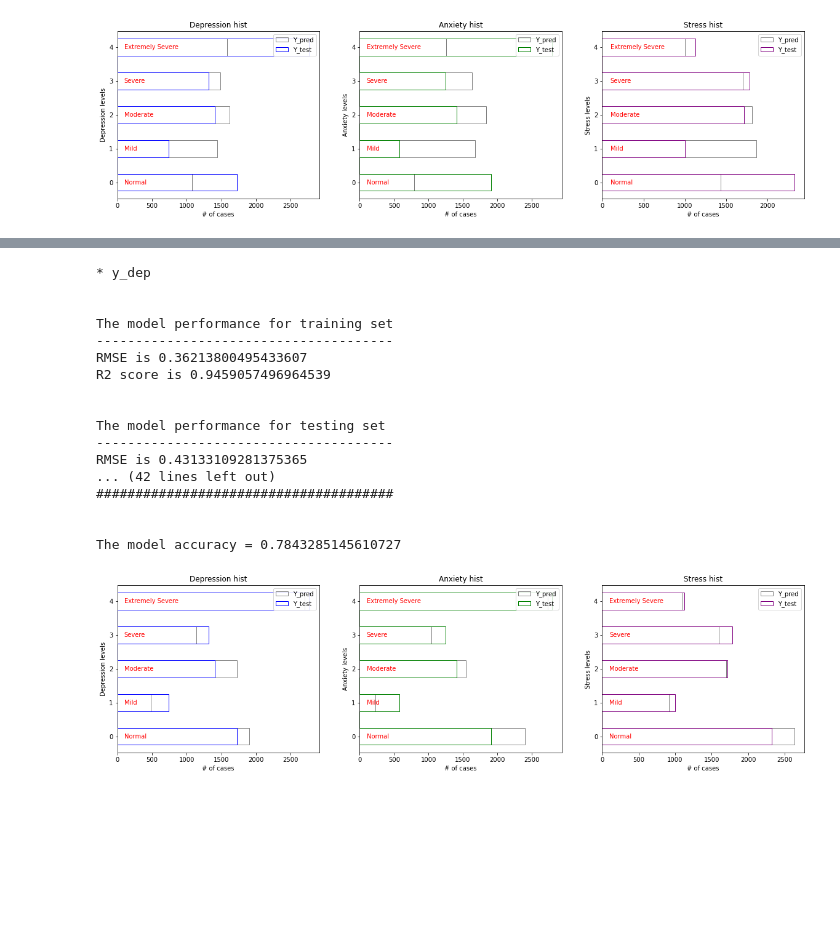
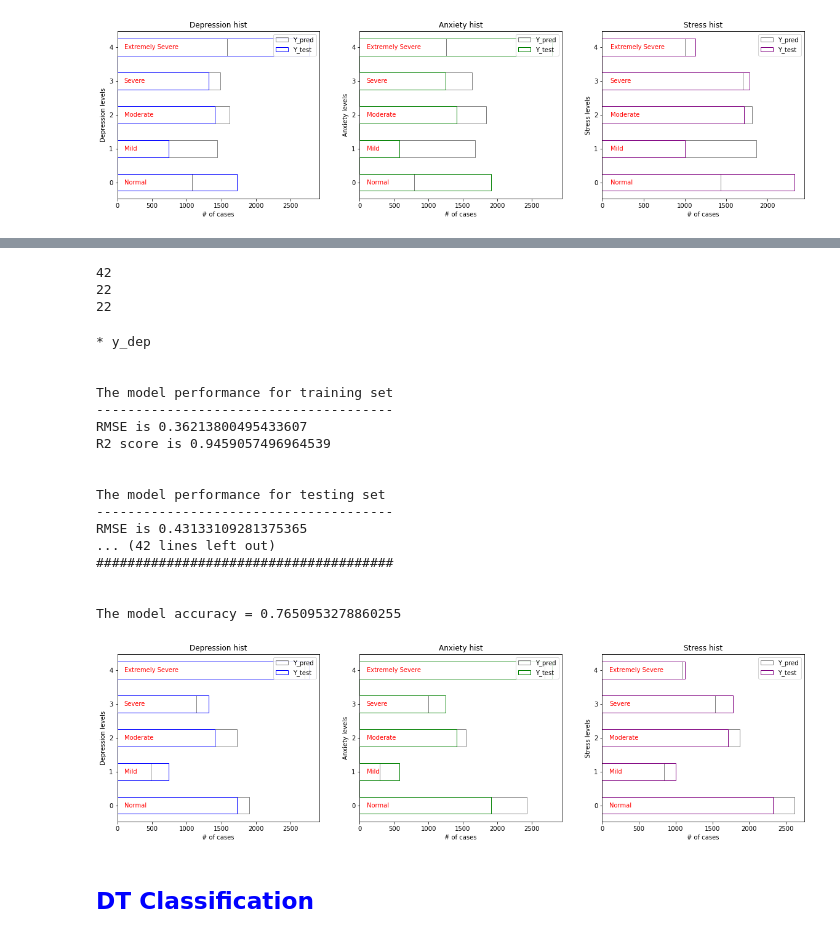
Before and after one commit to pietrodaniele/DAS_prediction, a Jupyter notebook: DSA_prediction.ipynb, the cells around one changed output, grey strips where cells are left out. Saved outputs shown, nothing was run; the diff lists cells and outputs as text; code cells hidden in the pictures; blank space fills up the shorter version.

```diff
--- a/DSA_prediction.ipynb
+++ b/DSA_prediction.ipynb
@@ -132,22 +203,36 @@ The model accuracy = 0.8906348208673789
+# %%
+index_dep = fn.index_reduction(data,1)
+print(len(index_dep))
+index_anx = fn.index_reduction(data,0.64)
+print(len(index_anx))
+index_sts = fn.index_reduction(data,0.64)
+print(len(index_sts))
+
+index_training = [index_dep, index_anx, index_sts]
+# %% [output]
+42
+22
+22
 # %%
-clf = KNeighborsClassifier(n_neighbors=6,algorithm='ball_tree')
-Y_pred_KNN = fn.classification(clf,X_train, X_test, Y_train, Y_test)
+Y_pred_KNN = fn.classification(clf, X_train, X_test, Y_train, Y_test, index_training)
 # %% [output]
 * y_dep
 
 
 The model performance for training set
 --------------------------------------
 RMSE is 0.36213800495433607
 R2 score is 0.9459057496964539
 
 
 The model performance for testing set
 --------------------------------------
 RMSE is 0.43133109281375365
 ... (42 lines left out)
 ######################################
 
 
-The model accuracy = 0.7843285145610727
+The model accuracy = 0.7650953278860255
-[figure, old version]
+[figure, new version]
+# %% [markdown]
+## <font color='blue'>DT Classification</font> <a id='DT'></a>
```
Also changed, not shown: parts of 24 cells of this notebook, 10 other files.
